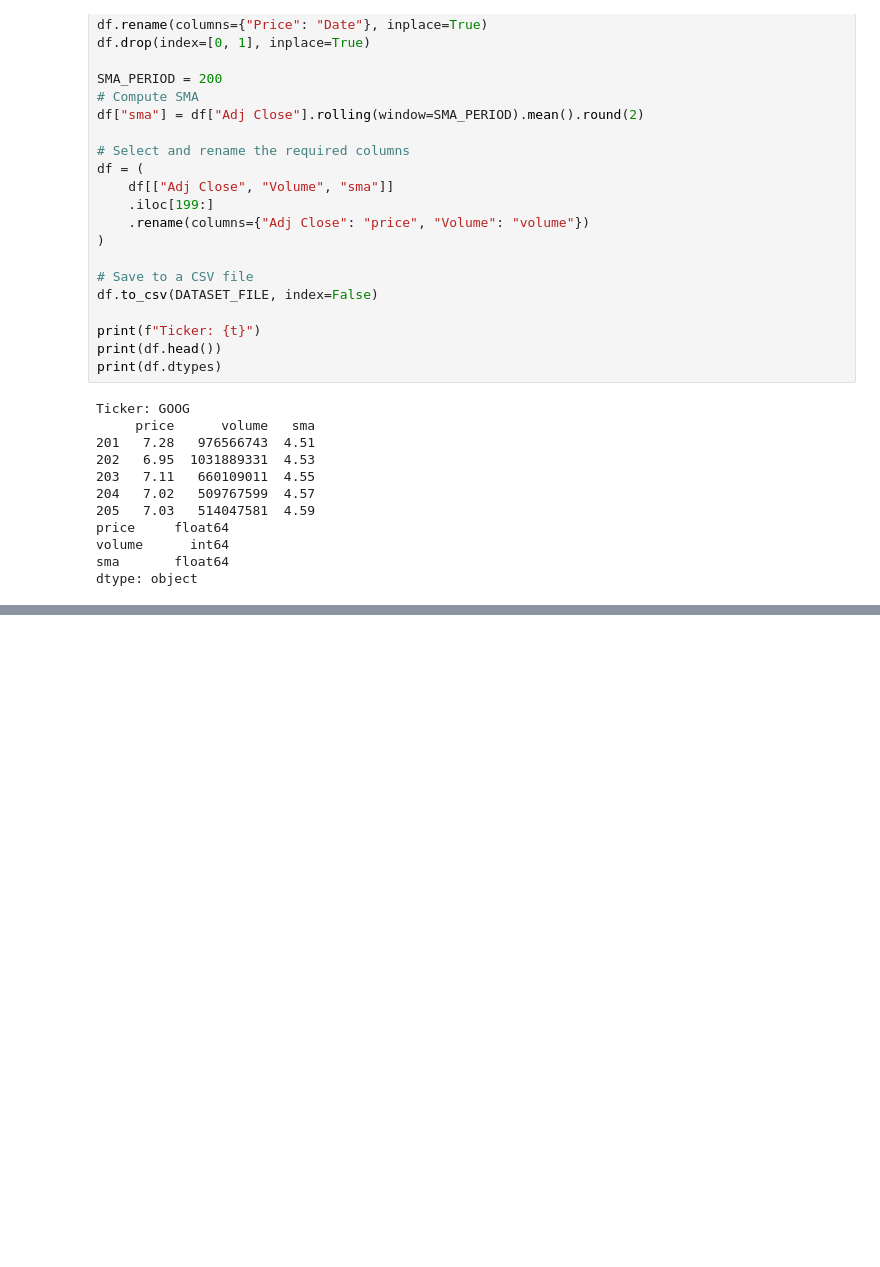
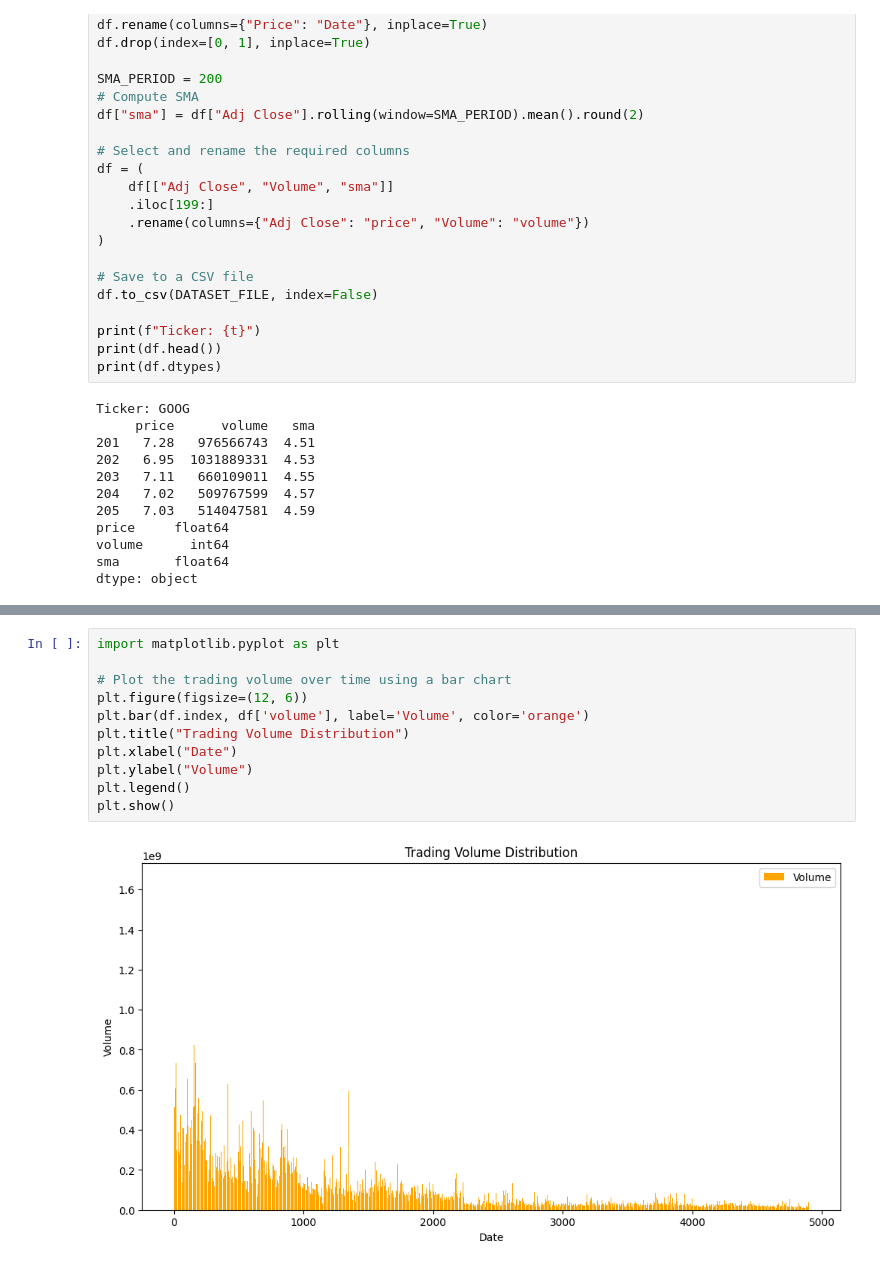
Before and after one commit to ItaiAviad/traider, a Jupyter notebook: model/data/data.ipynb, the cells around one changed output, grey strips where cells are left out. Saved outputs shown, nothing was run; the diff lists cells and outputs as text; blank space fills up the shorter version.

```diff
--- a/model/data/data.ipynb
+++ b/model/data/data.ipynb
@@ -79,0 +80,13 @@ plt.show()
+# %%
+import matplotlib.pyplot as plt
+
+# Plot the trading volume over time using a bar chart
+plt.figure(figsize=(12, 6))
+plt.bar(df.index, df['volume'], label='Volume', color='orange')
+plt.title("Trading Volume Distribution")
+plt.xlabel("Date")
+plt.ylabel("Volume")
+plt.legend()
+plt.show()
+# %% [output]
+[figure, added]
```
Also changed, not shown: parts of 2 cells of this notebook, 5 other files.
